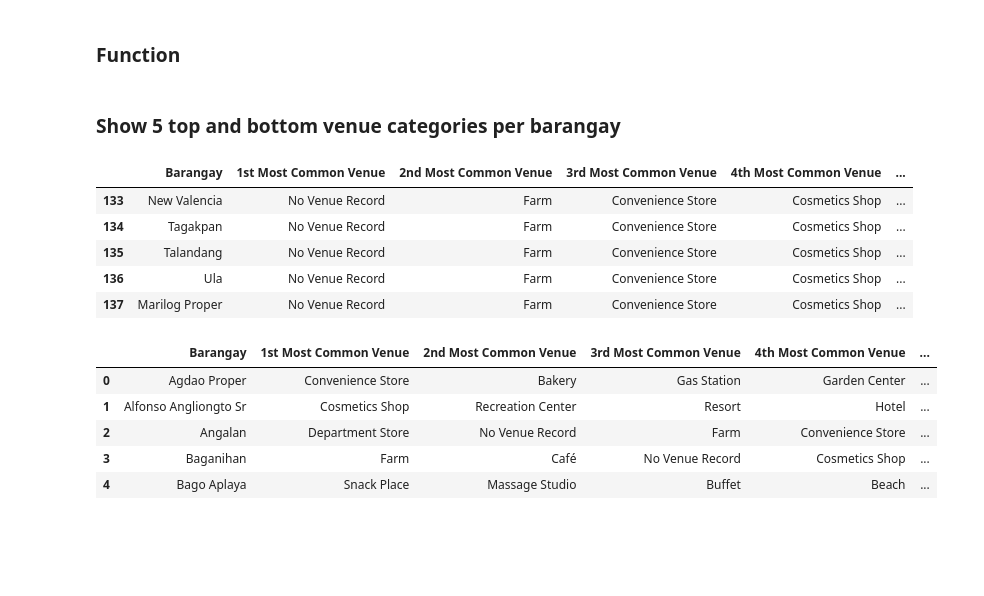
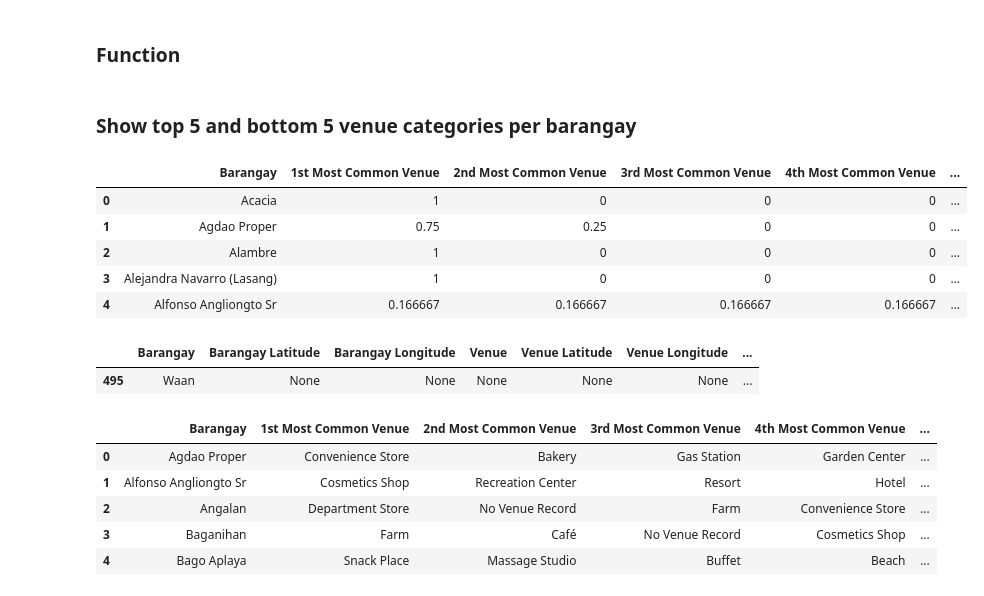
Before and after one commit to lizlimpoco/Coursera_Capstone, a Jupyter notebook: Data Science Capstone Project.ipynb, the cells around one changed output. Saved outputs shown, nothing was run; the diff lists cells and outputs as text; code cells hidden in the pictures; blank space fills up the shorter version.

```diff
--- a/Data Science Capstone Project.ipynb
+++ b/Data Science Capstone Project.ipynb
@@ -427,7 +457,3 @@ dvobrgys_vcfreq.head()
-# %%
-for i in range(dvobrgys_df.shape[0]):
-    if (sum(dvobrgys_vcfreq['Barangay'] == dvobrgys_df.loc[i,'Barangay'])==0):
-        dvobrgys_vcfreq.loc[dvobrgys_vcfreq.shape[0],'Barangay'] = dvobrgys_df.loc[i,'Barangay']
 # %%
 dvobrgys_vcfreq.shape
 # %% [output]
@@ -447,3 +460,0 @@ dvobrgys_vcfreq.tail()
-# %%
-dvobrgys_vcfreq.fillna(0, inplace=True)
-dvobrgys_vcfreq.tail()
@@ -466,8 +460,0 @@ NameError: name 'dvobrgys_vcfreq' is not defined
-# %%
-for i in range(dvobrgys_vcfreq.shape[0]):
-    if(dvobrgys_vcfreq.iloc[i,1:131].sum()==0):
-        dvobrgys_vcfreq.loc[i,'No Venue Record'] = 1
-    else:
-        dvobrgys_vcfreq.loc[i,'No Venue Record'] = 0
-
-dvobrgys_vcfreq.head()
@@ -521,7 +506,7 @@ def return_most_common_venues(row, num_top_venues):
     row_categories = row.iloc[:]
     row_categories_sorted = row_categories.sort_values(ascending=False)
 
-    return row_categories_sorted.index.values[0:num_top_venues]
+    return row_categories_sorted.values[0:num_top_venues]
 # %%
 def return_least_common_venues(row, num_top_venues):
     row_categories = row.iloc[:]
@@ -529,42 +514,47 @@ def return_least_common_venues(row, num_top_venues):
 
     return row_categories_sorted.index.values[0:num_top_venues]
 # %% [markdown]
-### Show 5 top and bottom venue categories per barangay
+### Show top 5 and bottom 5 venue categories per barangay
 # %%
 import numpy as np
 
 num_top_venues = 5
 
 indicators = ['st', 'nd', 'rd']
 
 # create columns according to number of top venues
 columns = ['Barangay']
 for ind in np.arange(num_top_venues):
     try:
         columns.append('{}{} Most Common Venue'.format(ind+1, indicators[ind]))
     except:
         columns.append('{}th Most Common Venue'.format(ind+1))
 for ind in np.arange(num_top_venues):
     try:
         columns.append('{}{} Least Common Venue'.format(ind+1, indicators[ind]))
     except:
         columns.append('{}th Least Common Venue'.format(ind+1))
 # create a new dataframe
 dvobrgys_venues_sorted = pd.DataFrame(columns=columns)
 dvobrgys_venues_sorted['Barangay'] = dvobrgys_vcfreq['Barangay']
 
 for ind in np.arange(dvobrgys_vcfreq.shape[0]):
     dvobrgys_venues_sorted.iloc[ind, 1:6] = return_most_common_venues(dvobrgys_vcfreq.iloc[ind, 1:], num_top_venues)
     dvobrgys_venues_sorted.iloc[ind, 6:] = return_least_common_venues(dvobrgys_vcfreq.iloc[ind, 1:], num_top_venues)
 
-dvobrgys_venues_sorted.tail()
+dvobrgys_venues_sorted.head()
 # %% [output]
 |  | Barangay | 1st Most Common Venue | 2nd Most Common Venue | 3rd Most Common Venue | 4th Most Common Venue | ... |
-| 133 | New Valencia | No Venue Record | Farm | Convenience Store | Cosmetics Shop | ... |
-| 134 | Tagakpan | No Venue Record | Farm | Convenience Store | Cosmetics Shop | ... |
-| 135 | Talandang | No Venue Record | Farm | Convenience Store | Cosmetics Shop | ... |
-| 136 | Ula | No Venue Record | Farm | Convenience Store | Cosmetics Shop | ... |
-| 137 | Marilog Proper | No Venue Record | Farm | Convenience Store | Cosmetics Shop | ... |
+| 0 | Acacia | 1 | 0 | 0 | 0 | ... |
+| 1 | Agdao Proper | 0.75 | 0.25 | 0 | 0 | ... |
+| 2 | Alambre | 1 | 0 | 0 | 0 | ... |
+| 3 | Alejandra Navarro (Lasang) | 1 | 0 | 0 | 0 | ... |
+| 4 | Alfonso Angliongto Sr | 0.166667 | 0.166667 | 0.166667 | 0.166667 | ... |
+# %%
+dvobrgys_venues[dvobrgys_venues['Barangay']=='Waan']
+# %% [output]
+|  | Barangay | Barangay Latitude | Barangay Longitude | Venue | Venue Latitude | Venue Longitude | ... |
+| 495 | Waan | None | None | None | None | None | ... |
 # %%
 dvobrgys_venues_sorted.head()
 # %% [output]
```
Also changed, not shown: parts of 25 cells of this notebook.
